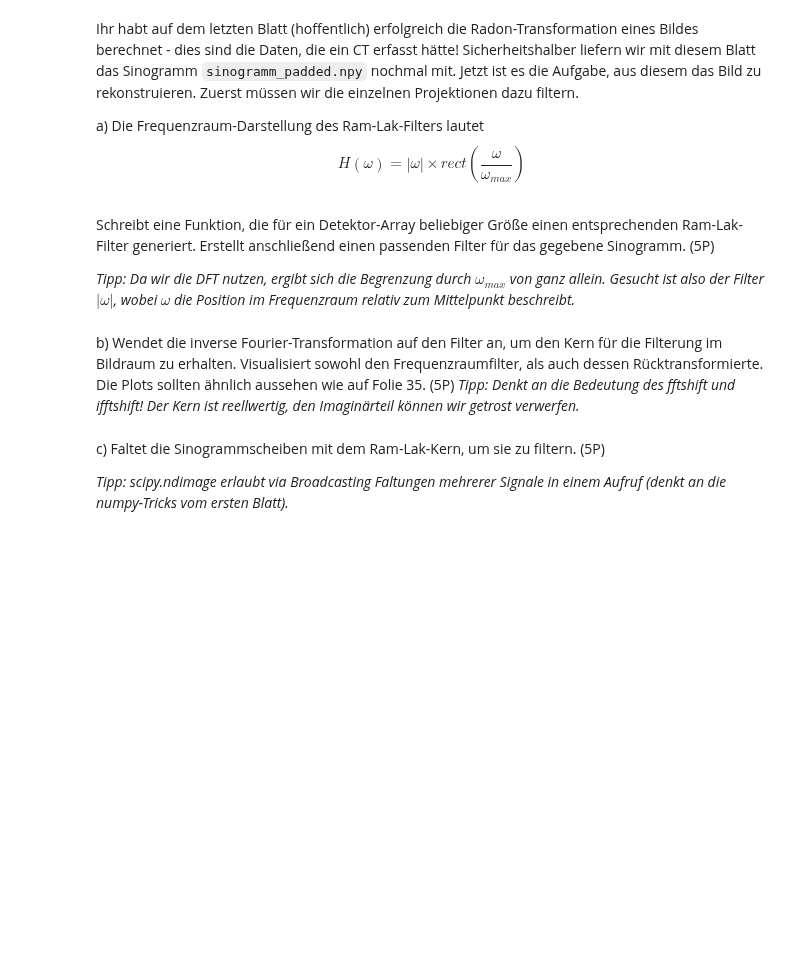
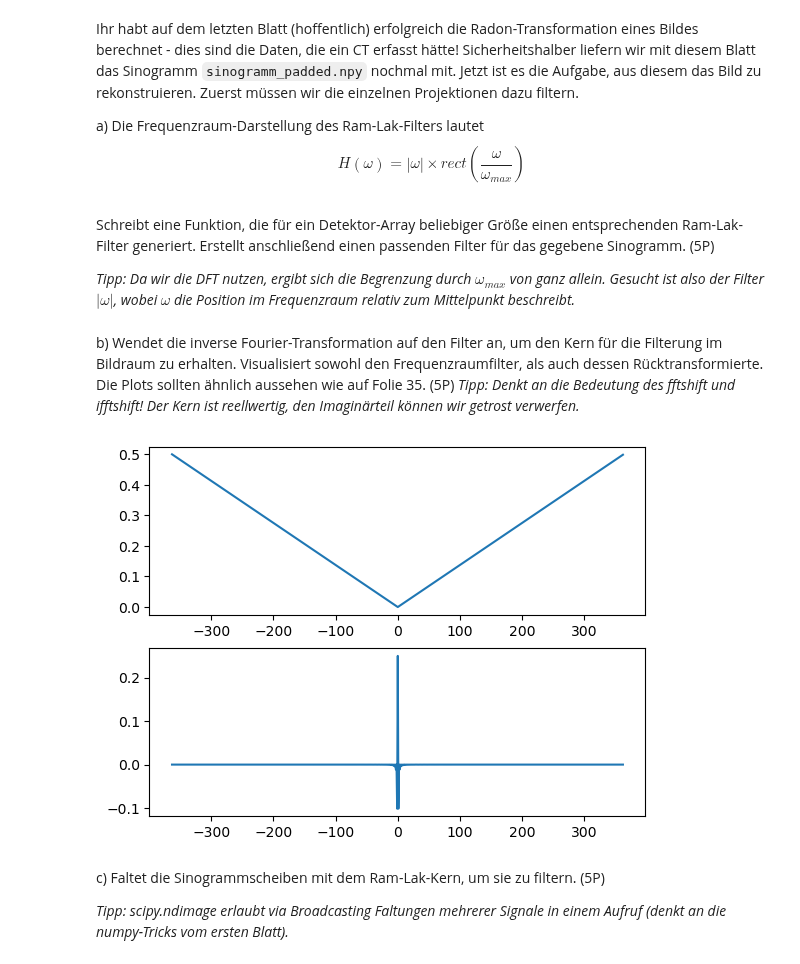
Before and after one commit to TimNogga/MedizinischeBildAnalyseBonn, a Jupyter notebook: mba-05/MBA_05.ipynb, the cells around one changed output. Saved outputs shown, nothing was run; the diff lists cells and outputs as text; code cells hidden in the pictures; blank space fills up the shorter version.

```diff
--- a/mba-05/MBA_05.ipynb
+++ b/mba-05/MBA_05.ipynb
@@ -145,10 +150,36 @@ _Tipp: Da wir die DFT nutzen, ergibt sich die Begrenzung durch $\omega_{max}$ vo
 # %%
 # Lösung:
+def ram_lak(n):
+    freq = fftfreq(n, d=1)
+    freq = fftshift(freq)
+
+    #freq = np.arange(-n//2, n//2, 1)
+    #freq = fftshift(freq)
+
+    return np.abs(freq)
+
+sinogramm = np.load('sinogramm_padded.npy')
+
+n = sinogramm.shape[0]
+filter = ram_lak(n)
 # %% [markdown]
 b) Wendet die inverse Fourier-Transformation auf den Filter an, um den Kern für die Filterung im Bildraum zu erhalten. Visualisiert sowohl den Frequenzraumfilter, als auch dessen Rücktransformierte. Die Plots sollten ähnlich aussehen wie auf Folie 35. (5P)
 _Tipp: Denkt an die Bedeutung des fftshift und ifftshift! Der Kern ist reellwertig, den Imaginärteil können wir getrost verwerfen._
 # %%
 # Lösung:
+x = np.arange(-n//2, n//2, 1)
+
+inverse_filter = ifft(ifftshift(filter)).real
+inverse_filter = fftshift(inverse_filter).real
+
+fig, axes = plt.subplots(2, 1)
+
+axes[0].plot(x, filter)
+axes[1].plot(x, inverse_filter)
+
+plt.show()
+# %% [output]
+[figure, added]
 # %% [markdown]
 c) Faltet die Sinogrammscheiben mit dem Ram-Lak-Kern, um sie zu filtern. (5P)
 
```
Also changed, not shown: parts of 1 cell of this notebook.
